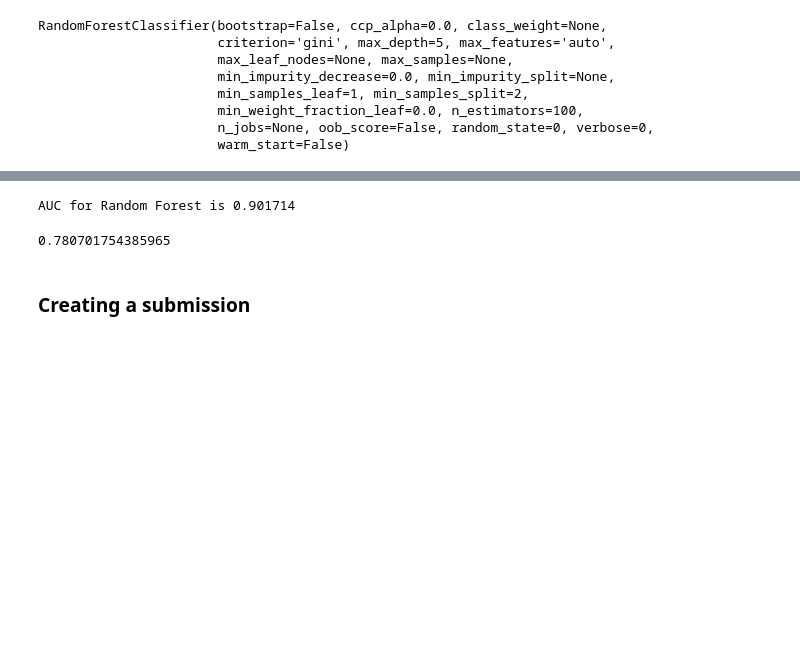
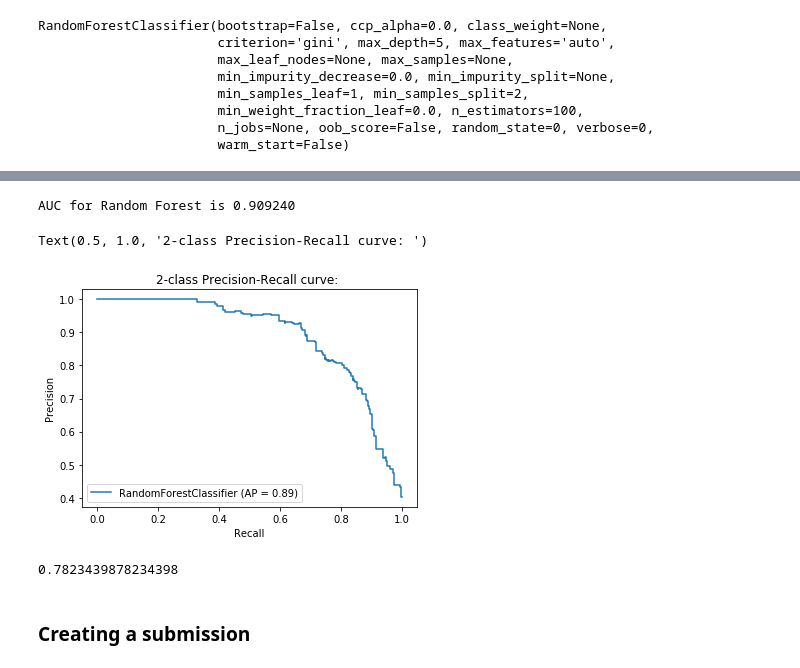
Before and after one commit to azat-khatyn/kaggle, a Jupyter notebook: titanic/titanic_binary_classification.ipynb, the cells around one changed output, grey strips where cells are left out. Saved outputs shown, nothing was run; the diff lists cells and outputs as text; code cells hidden in the pictures; blank space fills up the shorter version.

```diff
--- a/titanic/titanic_binary_classification.ipynb
+++ b/titanic/titanic_binary_classification.ipynb
@@ -254,4 +291,4 @@ plot_roc_curve(fpr, tpr)
 # %%
-get_auc(y_val, y_predicted_proba)
+get_auc(y_train, y_predicted_proba)
 # %% [output]
-AUC for Random Forest is 0.901714
+AUC for Random Forest is 0.909240
@@ -258 +297,7 @@ AUC for Random Forest is 0.901714
+# %%
+disp = plot_precision_recall_curve(classifier_on_best_params, X_train, y_train)
+disp.ax_.set_title('2-class Precision-Recall curve: ')
+# %% [output]
+Text(0.5, 1.0, '2-class Precision-Recall curve: ')
+[figure, added]
 # %%
@@ -260,7 +305,7 @@ y_predicted = classifier_on_best_params.predict(X_val)
 # %%
-f1_score(np.array(y_val), y_predicted)
+f1_score(np.array(y_train), y_predicted)
 # %% [output]
-0.780701754385965
+0.7823439878234398
 # %% [markdown]
 ### Creating a submission
 # %%
```
Also changed, not shown: parts of 15 cells of this notebook, 1 other file.
